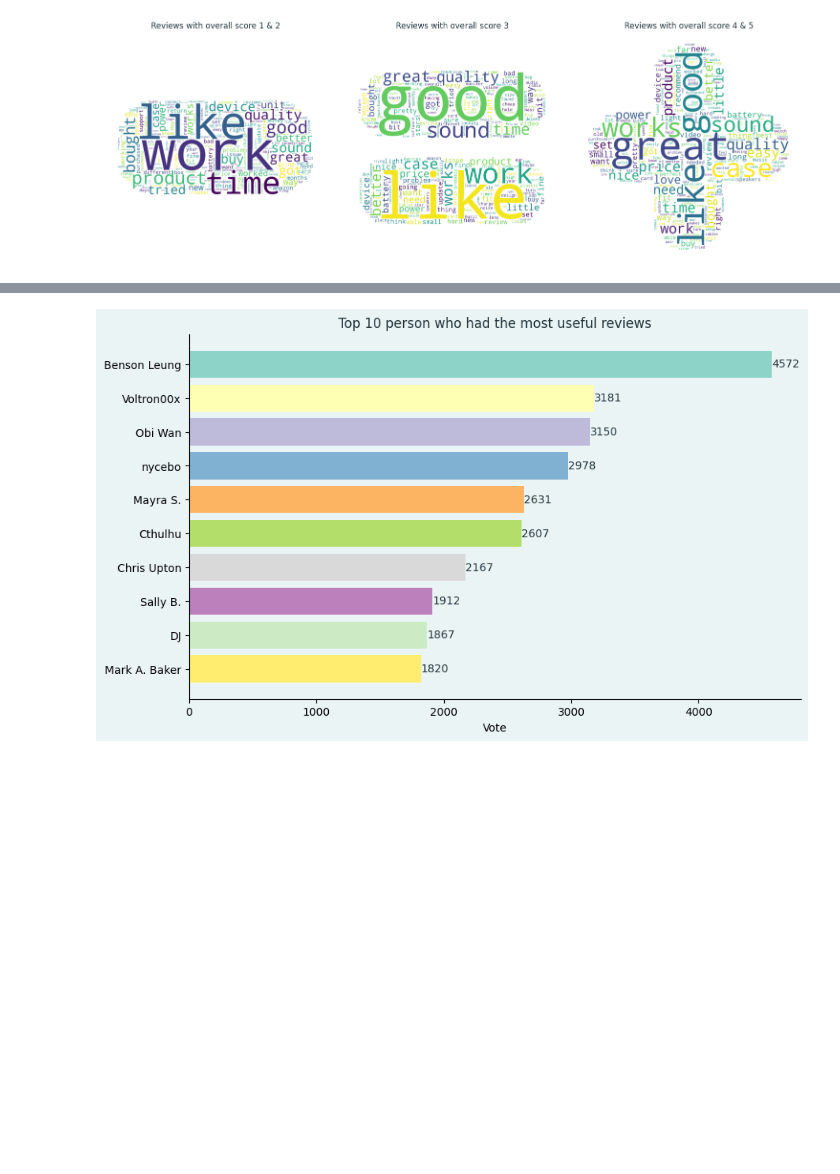
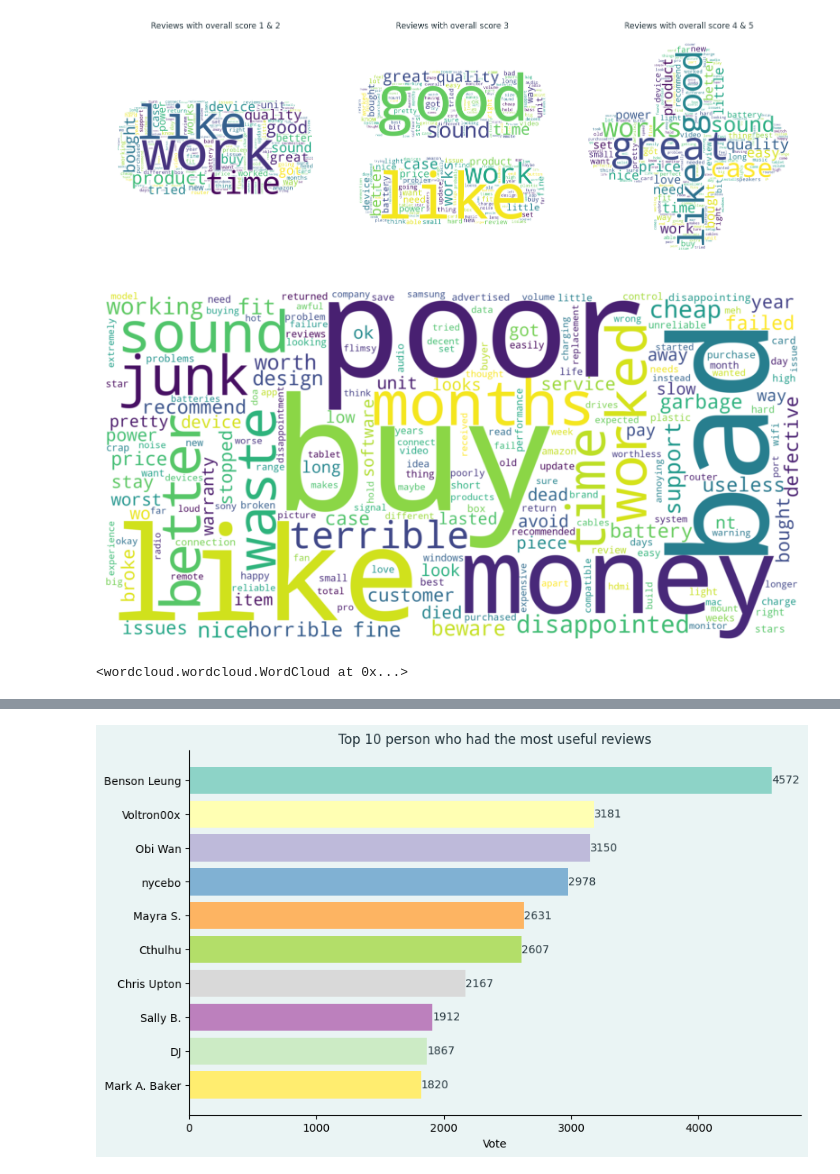
Before and after one commit to mr-robot77/Quera_G11-Project3, a Jupyter notebook: Problem2-Sentiment Analysis-NLP/section1.ipynb, the cells around one changed output, grey strips where cells are left out. Saved outputs shown, nothing was run; the diff lists cells and outputs as text; code cells hidden in the pictures; blank space fills up the shorter version.

Commit message:
adding word cloud of summaries

```diff
--- a/Problem2-Sentiment Analysis-NLP/section1.ipynb
+++ b/Problem2-Sentiment Analysis-NLP/section1.ipynb
@@ -247,3 +265,27 @@ plt.tight_layout()
 plt.show()
 # %% [output]
 [figure]
+# %%
+word_freq_bad_summary = defaultdict(int)
+
+df_bad = data[data["feeling"] == -1]
+batch_size = 100
+num_batches = len(df_bad) // batch_size
+
+for i in tqdm(range(num_batches)):
+    batch_texts = df_bad["summary"][i * batch_size : (i + 1) * batch_size]
+    batch_tokens = [process_text(str(text)) for text in batch_texts]
+
+    for tokens in batch_tokens:
+        for token in tokens:
+            word_freq_bad_summary[token] += 1
+
+# Process the remaining texts (if any) that didn't fit into a full batch
+remaining_texts = df_bad["summary"][num_batches * batch_size :]
+remaining_tokens = [process_text(text) for text in remaining_texts]
+for tokens in remaining_tokens:
+    for token in tokens:
+        word_freq_bad_summary[token] += 1
+
+freq_bad_summary = pd.DataFrame(list(word_freq_bad_summary.items()), columns=["Word", "Frequency"])
+freq_bad_summary.to_csv("freq_bad_summary.csv")
@@ -249,0 +321,21 @@ plt.show()
+# %%
+mask = np.array(Image.open("min.jpg"))
+
+for word in words_to_remove:
+    if word in word_freq_bad_summary:
+        del word_freq_bad_summary[word]
+wordcloud_bad_summary_shape = WordCloud(
+    width=2400, height=2400, background_color="white", mask=mask, colormap="viridis"
+).generate_from_frequencies(word_freq_bad_summary)
+wordcloud_bad_summary = WordCloud(
+    width=2400, height=1200, background_color="white", colormap="viridis"
+).generate_from_frequencies(word_freq_bad_summary)
+plt.figure(figsize=(10, 5))
+plt.imshow(wordcloud_bad_summary, interpolation="bilinear")
+plt.axis("off")
+plt.show()
+wordcloud_bad_summary.to_file("min_summary_output.png")
+wordcloud_bad_summary_shape.to_file("min_summary_shape_output.png")
+# %% [output]
+[figure, added]
+<wordcloud.wordcloud.WordCloud at 0x...>
```
Also changed, not shown: parts of 20 cells of this notebook.
